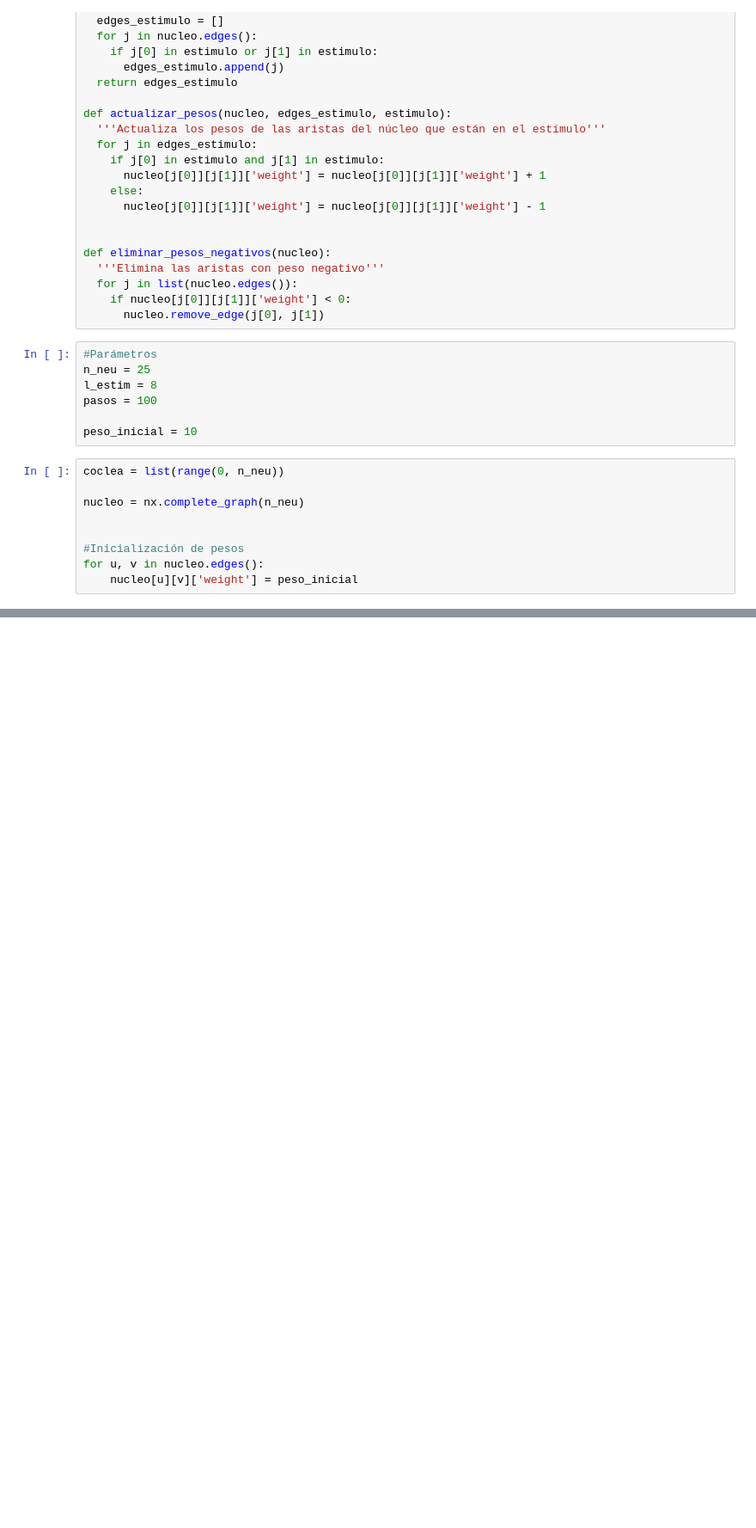
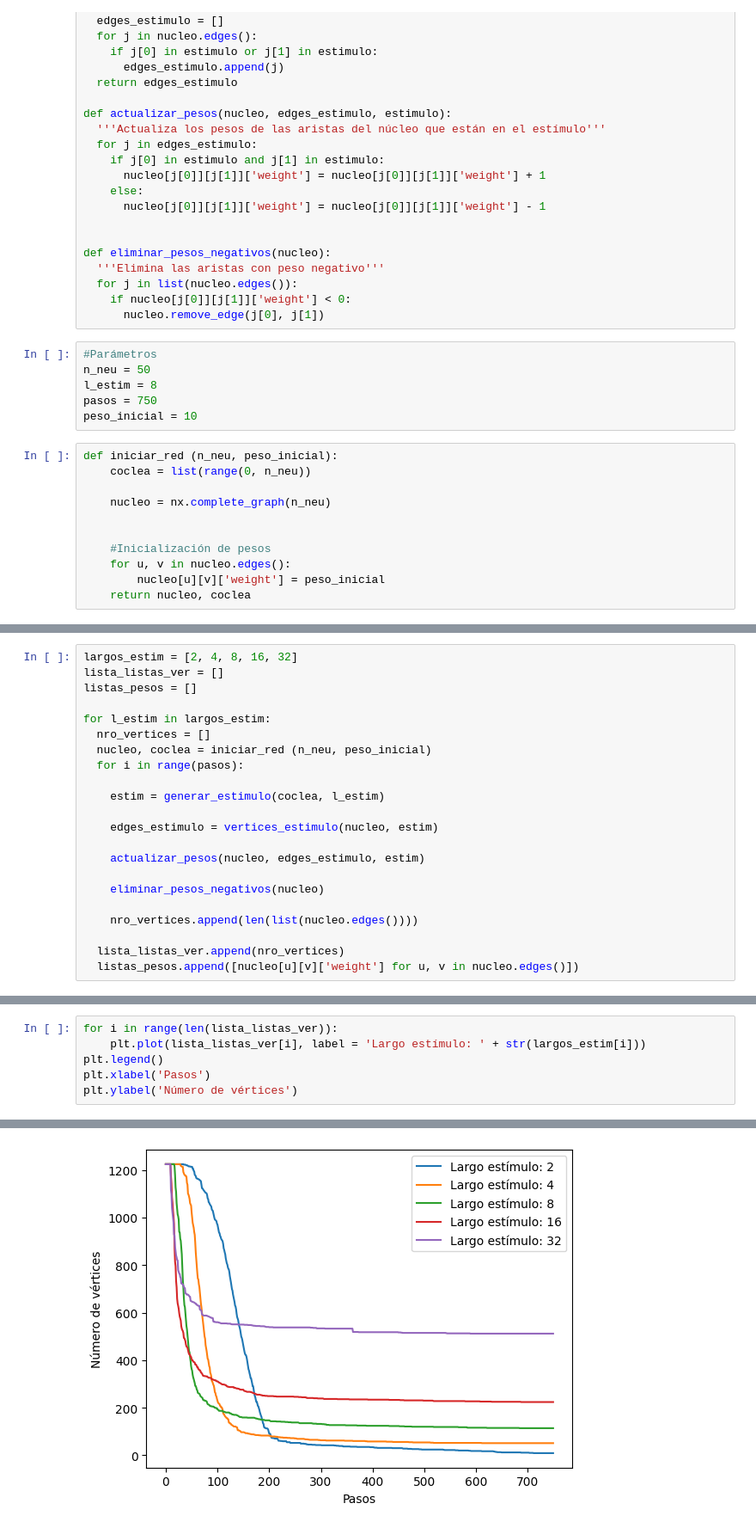
Before and after one commit to SalvadorCalanni/Modelos_basados_en_agentes, a Jupyter notebook: Proyecto_MBA.ipynb, the cells around one changed output, grey strips where cells are left out. Shown at 86% size. Drawn from its saved outputs; the diff is of its cells as text; blank space fills up the shorter version.

```diff
--- a/Proyecto_MBA.ipynb
+++ b/Proyecto_MBA.ipynb
@@ -34,17 +36,18 @@ def eliminar_pesos_negativos(nucleo):
       nucleo.remove_edge(j[0], j[1])
 # %%
 #Parámetros
-n_neu = 25
+n_neu = 50
 l_estim = 8
-pasos = 100
-
+pasos = 750
 peso_inicial = 10
 # %%
-coclea = list(range(0, n_neu))
+def iniciar_red (n_neu, peso_inicial):
+    coclea = list(range(0, n_neu))
 
-nucleo = nx.complete_graph(n_neu)
+    nucleo = nx.complete_graph(n_neu)
 
 
-#Inicialización de pesos
-for u, v in nucleo.edges():
-    nucleo[u][v]['weight'] = peso_inicial
+    #Inicialización de pesos
+    for u, v in nucleo.edges():
+        nucleo[u][v]['weight'] = peso_inicial
+    return nucleo, coclea
@@ -73,0 +63,22 @@ nx.draw(nucleo, with_labels=True)
+# %%
+largos_estim = [2, 4, 8, 16, 32]
+lista_listas_ver = []
+listas_pesos = []
+
+for l_estim in largos_estim:
+  nro_vertices = []
+  nucleo, coclea = iniciar_red (n_neu, peso_inicial)
+  for i in range(pasos):
+
+    estim = generar_estimulo(coclea, l_estim)
+
+    edges_estimulo = vertices_estimulo(nucleo, estim)
+
+    actualizar_pesos(nucleo, edges_estimulo, estim)
+
+    eliminar_pesos_negativos(nucleo)
+
+    nro_vertices.append(len(list(nucleo.edges())))
+
+  lista_listas_ver.append(nro_vertices)
+  listas_pesos.append([nucleo[u][v]['weight'] for u, v in nucleo.edges()])
@@ -73,0 +99,7 @@ nx.draw(nucleo, with_labels=True)
+# %%
+for i in range(len(lista_listas_ver)):
+    plt.plot(lista_listas_ver[i], label = 'Largo estímulo: ' + str(largos_estim[i]))
+plt.legend()
+plt.xlabel('Pasos')
+plt.ylabel('Número de vértices')
+# %% [output]
@@ -73,0 +107 @@ nx.draw(nucleo, with_labels=True)
+[figure, added]
```
Also changed, not shown: parts of 10 cells of this notebook.
